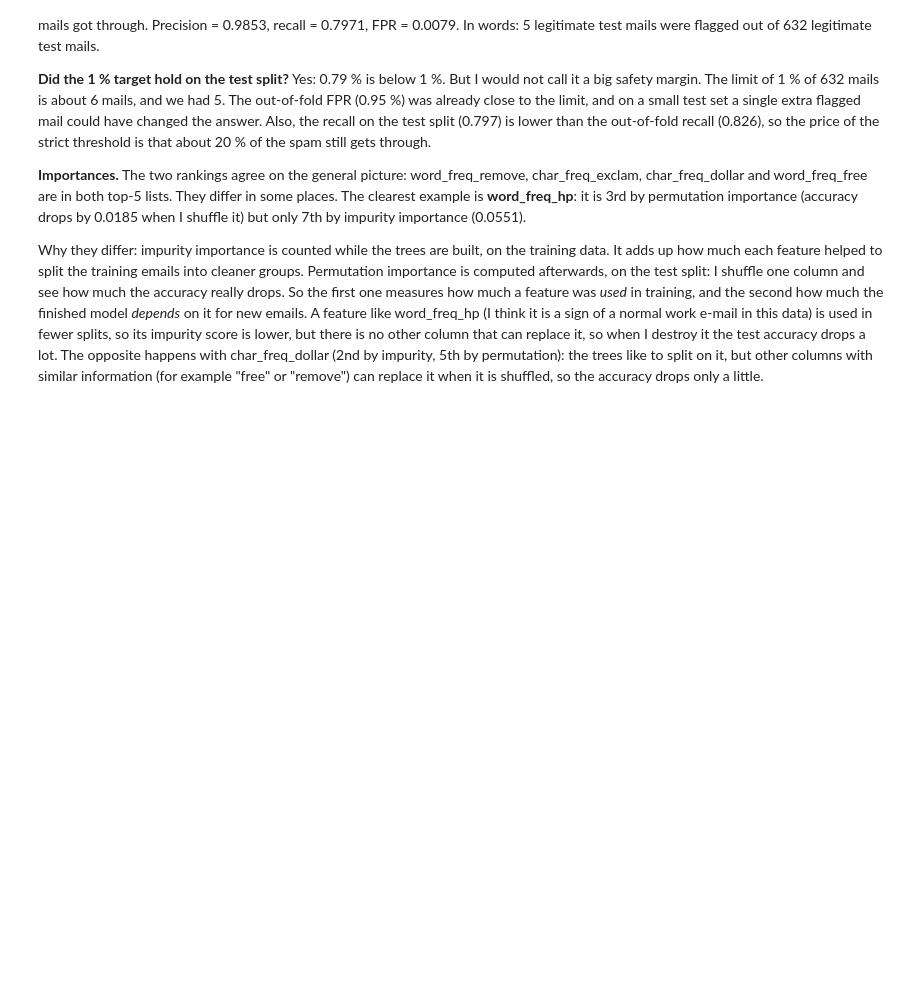
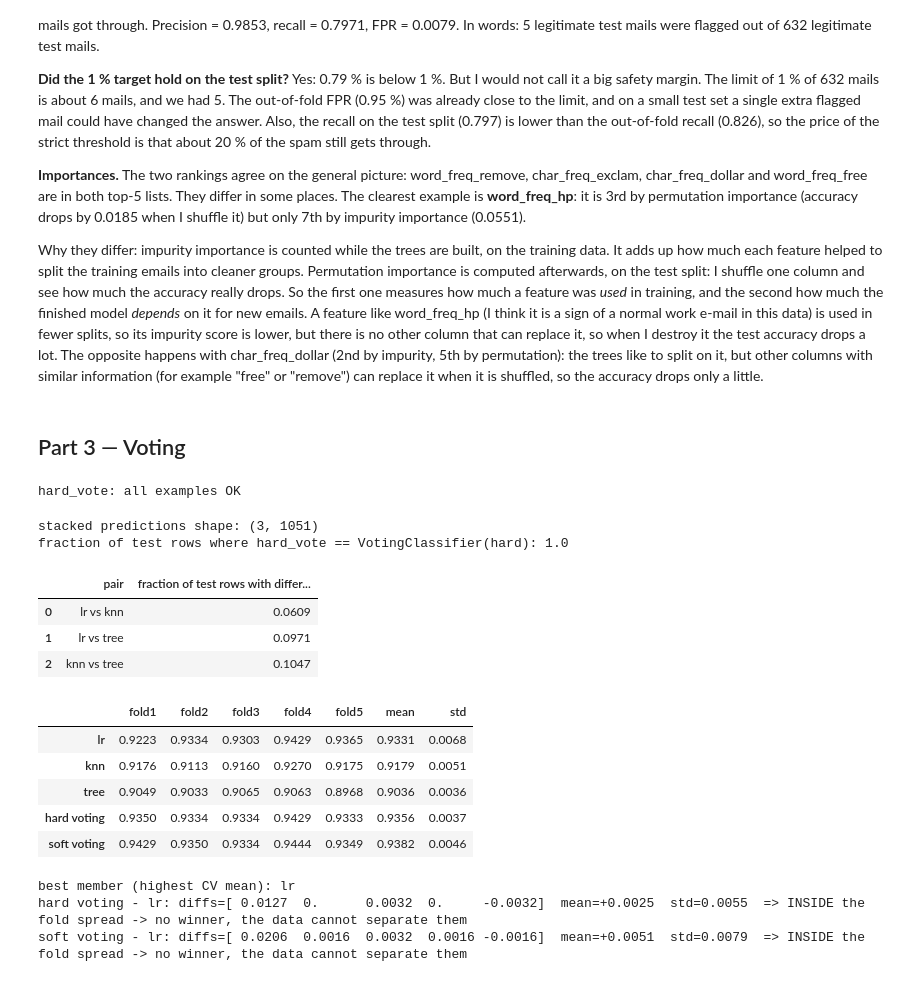
Before and after one commit to ShakenbaevD/SHAKENBAYEV_ML_task_4, a Jupyter notebook: shakenbayev_task4.ipynb, the cells around one changed output. Cells and saved outputs as stored; diff of their text form; code cells hidden in the pictures; blank space fills up the shorter version.

Commit message:
Part 3: voting

```diff
--- a/shakenbayev_task4.ipynb
+++ b/shakenbayev_task4.ipynb
@@ -287,3 +287,76 @@ capital_run_length_average   rank by permutation =  6   rank by impurity =  4
 **Importances.** The two rankings agree on the general picture: word_freq_remove, char_freq_exclam, char_freq_dollar and word_freq_free are in both top-5 lists. They differ in some places. The clearest example is **word_freq_hp**: it is 3rd by permutation importance (accuracy drops by 0.0185 when I shuffle it) but only 7th by impurity importance (0.0551).
 
 Why they differ: impurity importance is counted while the trees are built, on the training data. It adds up how much each feature helped to split the training emails into cleaner groups. Permutation importance is computed afterwards, on the test split: I shuffle one column and see how much the accuracy really drops. So the first one measures how much a feature was *used* in training, and the second how much the finished model *depends* on it for new emails. A feature like word_freq_hp (I think it is a sign of a normal work e-mail in this data) is used in fewer splits, so its impurity score is lower, but there is no other column that can replace it, so when I destroy it the test accuracy drops a lot. The opposite happens with char_freq_dollar (2nd by impurity, 5th by permutation): the trees like to split on it, but other columns with similar information (for example "free" or "remove") can replace it when it is shuffled, so the accuracy drops only a little.
+# %% [markdown]
+## Part 3 — Voting
+# %%
+def hard_vote(predictions, weights=None):
+    """Weighted majority vote of several models' predicted labels, one label per sample."""
+    preds = np.asarray(predictions, dtype=int)
+    n_models, n_samples = preds.shape
+    w = np.ones(n_models) if weights is None else np.asarray(weights, dtype=float)
+    labels = np.unique(np.append(preds, 0))              # label 0 always takes part (all-zero counts -> 0)
+    counts = np.zeros((len(labels), n_samples))
+    pos = np.searchsorted(labels, preds)                 # row of `counts` for every prediction
+    cols = np.arange(n_samples)
+    for m in range(n_models):                            # sum the weights in model order
+        counts[pos[m], cols] += w[m]
+    return labels[counts.argmax(axis=0)].astype(int)     # argmax takes the first = smallest label on a tie
+
+
+# examples from the task
+assert hard_vote([[0, 1, 1], [0, 1, 0], [1, 1, 0]]).tolist() == [0, 1, 0]
+assert hard_vote([[0, 1], [1, 0]]).tolist() == [0, 0]
+assert hard_vote([[0, 1], [1, 0]], weights=[1, 2]).tolist() == [1, 0]
+assert hard_vote([[2, 0], [2, 1], [0, 1]]).tolist() == [2, 1]
+assert hard_vote([[2, 2], [2, 2]], weights=[0, 0]).tolist() == [0, 0]       # all counts 0 -> label 0
+assert hard_vote(np.zeros((2, 0), dtype=int)).shape == (0,)
+print("hard_vote: all examples OK")
+# %% [output]
+hard_vote: all examples OK
+# %%
+from sklearn.ensemble import VotingClassifier
+
+pred_members = np.vstack([clone(m).fit(X_train, y_train).predict(X_test) for _, m in members])
+print("stacked predictions shape:", pred_members.shape)
+mine = hard_vote(pred_members)
+sk_hard = VotingClassifier(members, voting="hard").fit(X_train, y_train).predict(X_test)
+print("fraction of test rows where hard_vote == VotingClassifier(hard):", (mine == sk_hard).mean())
+# %% [output]
+stacked predictions shape: (3, 1051)
+fraction of test rows where hard_vote == VotingClassifier(hard): 1.0
+# %%
+names = [n_ for n_, _ in members]
+rows = []
+for i in range(3):
+    for j in range(i + 1, 3):
+        rows.append((f"{names[i]} vs {names[j]}", (pred_members[i] != pred_members[j]).mean()))
+display(pd.DataFrame(rows, columns=["pair", "fraction of test rows with different labels"]).round(4))
+# %% [output]
+|  | pair | fraction of test rows with differ... |
+| 0 | lr vs knn | 0.0609 |
+| 1 | lr vs tree | 0.0971 |
+| 2 | knn vs tree | 0.1047 |
+# %%
+vote_hard = VotingClassifier(members, voting="hard")
+vote_soft = VotingClassifier(members, voting="soft")
+cv_vote = {"lr": cross_validate(lr, X_train, y_train, cv=cv, scoring="accuracy")["test_score"],
+           "knn": cross_validate(knn, X_train, y_train, cv=cv, scoring="accuracy")["test_score"],
+           "tree": cv5["tree"],
+           "hard voting": cross_validate(vote_hard, X_train, y_train, cv=cv, scoring="accuracy")["test_score"],
+           "soft voting": cross_validate(vote_soft, X_train, y_train, cv=cv, scoring="accuracy")["test_score"]}
+display(cv_table(cv_vote))
+best_member = max(["lr", "knn", "tree"], key=lambda k: np.mean(cv_vote[k]))
+print("best member (highest CV mean):", best_member)
+d_hard_best = show_paired("hard voting", best_member, cv_vote["hard voting"], cv_vote[best_member])
+d_soft_best = show_paired("soft voting", best_member, cv_vote["soft voting"], cv_vote[best_member])
+# %% [output]
+|  | fold1 | fold2 | fold3 | fold4 | fold5 | mean | std |
+| lr | 0.9223 | 0.9334 | 0.9303 | 0.9429 | 0.9365 | 0.9331 | 0.0068 |
+| knn | 0.9176 | 0.9113 | 0.9160 | 0.9270 | 0.9175 | 0.9179 | 0.0051 |
+| tree | 0.9049 | 0.9033 | 0.9065 | 0.9063 | 0.8968 | 0.9036 | 0.0036 |
+| hard voting | 0.9350 | 0.9334 | 0.9334 | 0.9429 | 0.9333 | 0.9356 | 0.0037 |
+| soft voting | 0.9429 | 0.9350 | 0.9334 | 0.9444 | 0.9349 | 0.9382 | 0.0046 |
+best member (highest CV mean): lr
+hard voting - lr: diffs=[ 0.0127  0.      0.0032  0.     -0.0032]  mean=+0.0025  std=0.0055  => INSIDE the fold spread -> no winner, the data cannot separate them
+soft voting - lr: diffs=[ 0.0206  0.0016  0.0032  0.0016 -0.0016]  mean=+0.0051  std=0.0079  => INSIDE the fold spread -> no winner, the data cannot separate them
```
Also changed, not shown: parts of 1 cell of this notebook.
